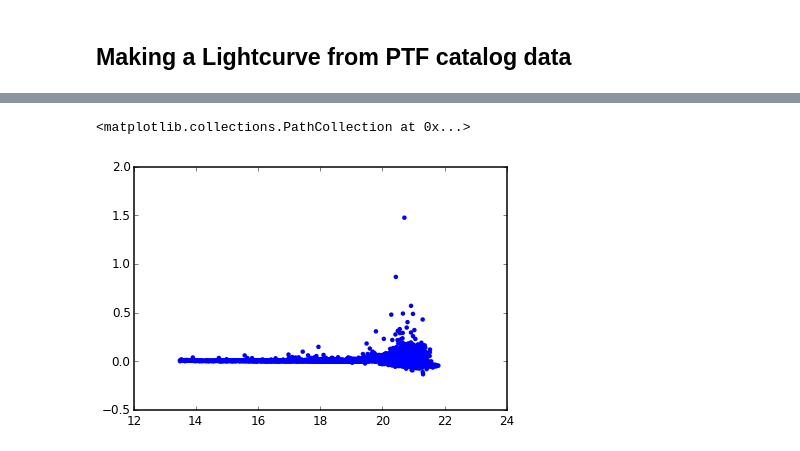
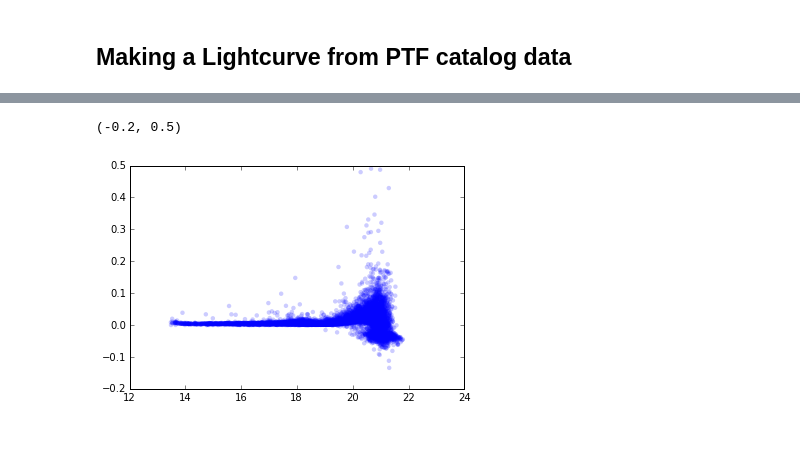
Before and after one commit to ebellm/ztf_summerschool_2015, a Jupyter notebook: notebooks/Making_a_Lightcurve.ipynb, the cells around one changed output, grey strips where cells are left out. Saved outputs shown, nothing was run; the diff lists cells and outputs as text; code cells hidden in the pictures.

```diff
--- a/notebooks/Making_a_Lightcurve.ipynb
+++ b/notebooks/Making_a_Lightcurve.ipynb
@@ -27,7 +24,7 @@ def load_ref_catalog(reference_catalog):
     hdus = fits.open(reference_catalog)
     data = hdus[1].data
     # filter flagged detections
-    w = (data['flags'] & 506 == 0)
+    w = ((data['flags'] & 506 == 0) & (data['MAG_AUTO'] < 99))
     data = data[w]
 
     ref_coords = coords.SkyCoord(data['X_WORLD'], data['Y_WORLD'],frame='icrs',unit='deg')
@@ -104,5 +96,7 @@ plt.errorbar(mjds, mags[source_idx,:],magerrs[source_idx,:],fmt='none')
 # %%
-plt.scatter(np.ma.median(mags,axis=1), np.ma.std(mags,axis=1)**2. - np.ma.mean(magerrs**2.,axis=1))
+plt.scatter(np.ma.median(mags,axis=1), np.ma.std(mags,axis=1)**2. - np.ma.mean(magerrs**2.,axis=1),
+            edgecolor = "None", alpha = 0.2)
+plt.ylim(-0.2,0.5)
 # %% [output]
-<matplotlib.collections.PathCollection at 0x...>
+(-0.2, 0.5)
-[figure, old version]
+[figure, new version]
```
Also changed, not shown: parts of 18 cells of this notebook.
